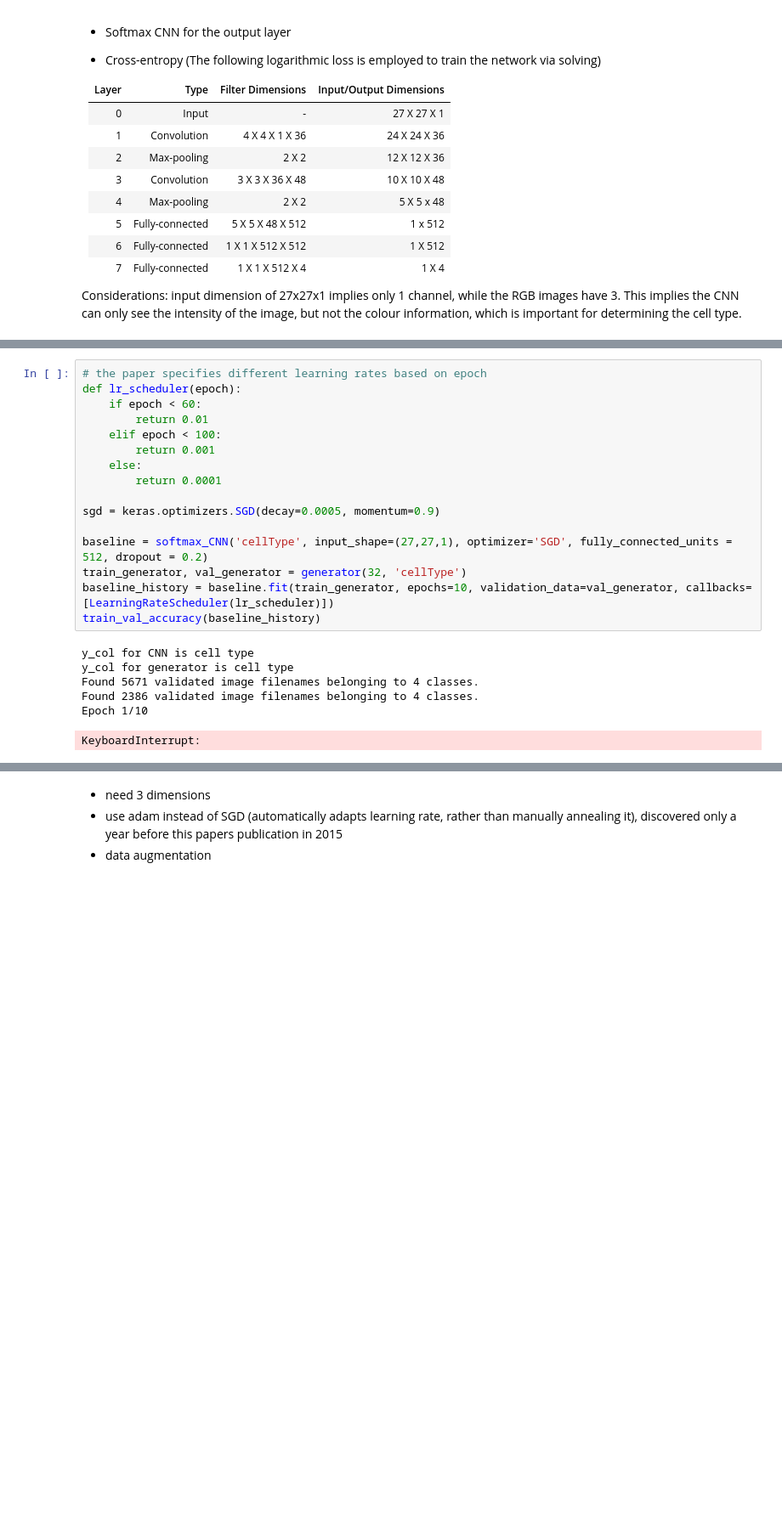
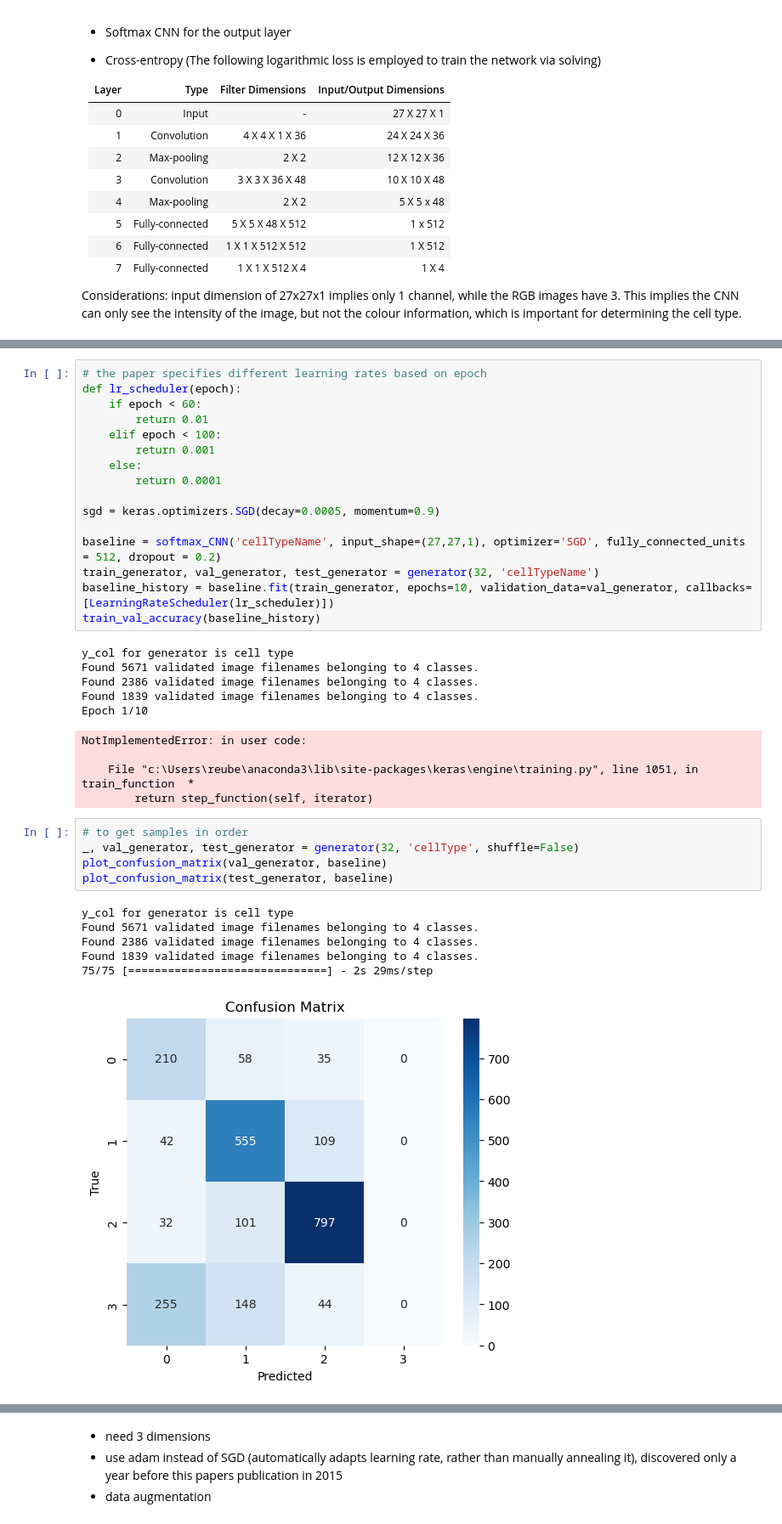
Before and after one commit to Keen2Kode/Machine-Learning, a Jupyter notebook: assignment_2.ipynb, the cells around one changed output, grey strips where cells are left out. Shown: that part at 85% size. Saved outputs shown, nothing was run; the diff lists cells and outputs as text; blank space fills up the shorter version.

Commit message:
generator + cnn is sparse category, roc metrics

```diff
--- a/assignment_2.ipynb
+++ b/assignment_2.ipynb
@@ -556,14 +562,29 @@ def lr_scheduler(epoch):
 
 sgd = keras.optimizers.SGD(decay=0.0005, momentum=0.9)
 
-baseline = softmax_CNN('cellType', input_shape=(27,27,1), optimizer='SGD', fully_connected_units = 512, dropout = 0.2)
-train_generator, val_generator = generator(32, 'cellType')
+baseline = softmax_CNN('cellTypeName', input_shape=(27,27,1), optimizer='SGD', fully_connected_units = 512, dropout = 0.2)
+train_generator, val_generator, test_generator = generator(32, 'cellTypeName')
 baseline_history = baseline.fit(train_generator, epochs=10, validation_data=val_generator, callbacks=[LearningRateScheduler(lr_scheduler)])
 train_val_accuracy(baseline_history)
 # %% [output]
-y_col for CNN is cell type
 y_col for generator is cell type
 Found 5671 validated image filenames belonging to 4 classes.
 Found 2386 validated image filenames belonging to 4 classes.
+Found 1839 validated image filenames belonging to 4 classes.
 Epoch 1/10
-KeyboardInterrupt:
+NotImplementedError: in user code:
+
+    File "c:\Users\reube\anaconda3\lib\site-packages\keras\engine\training.py", line 1051, in train_function  *
+        return step_function(self, iterator)
+# %%
+# to get samples in order
+_, val_generator, test_generator = generator(32, 'cellType', shuffle=False)
+plot_confusion_matrix(val_generator, baseline)
+plot_confusion_matrix(test_generator, baseline)
+# %% [output]
+y_col for generator is cell type
+Found 5671 validated image filenames belonging to 4 classes.
+Found 2386 validated image filenames belonging to 4 classes.
+Found 1839 validated image filenames belonging to 4 classes.
+75/75 [==============================] - 2s 29ms/step
+[figure, added]
```
Also changed, not shown: parts of 6 cells of this notebook.
